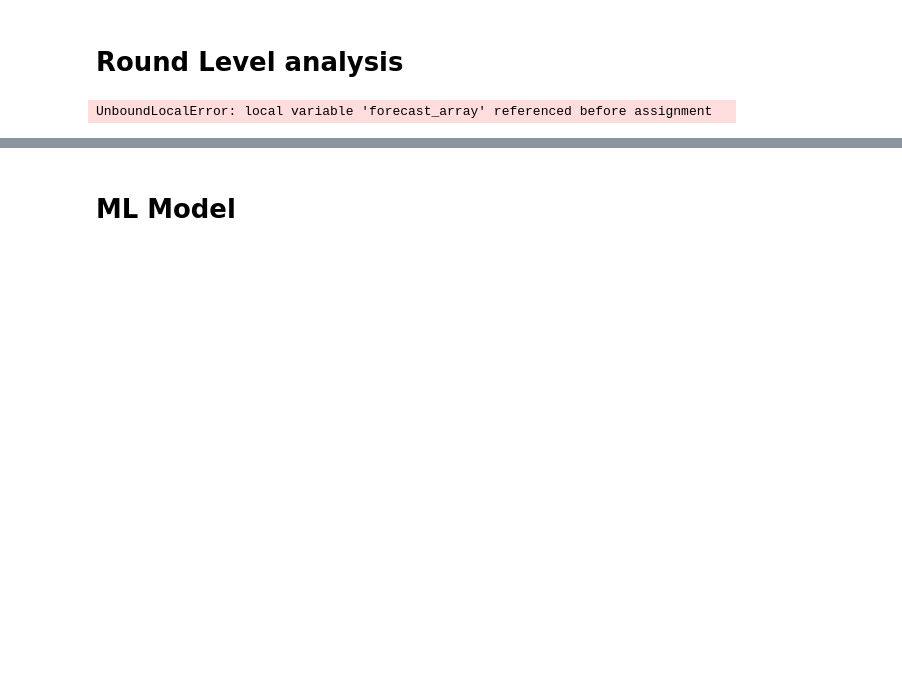
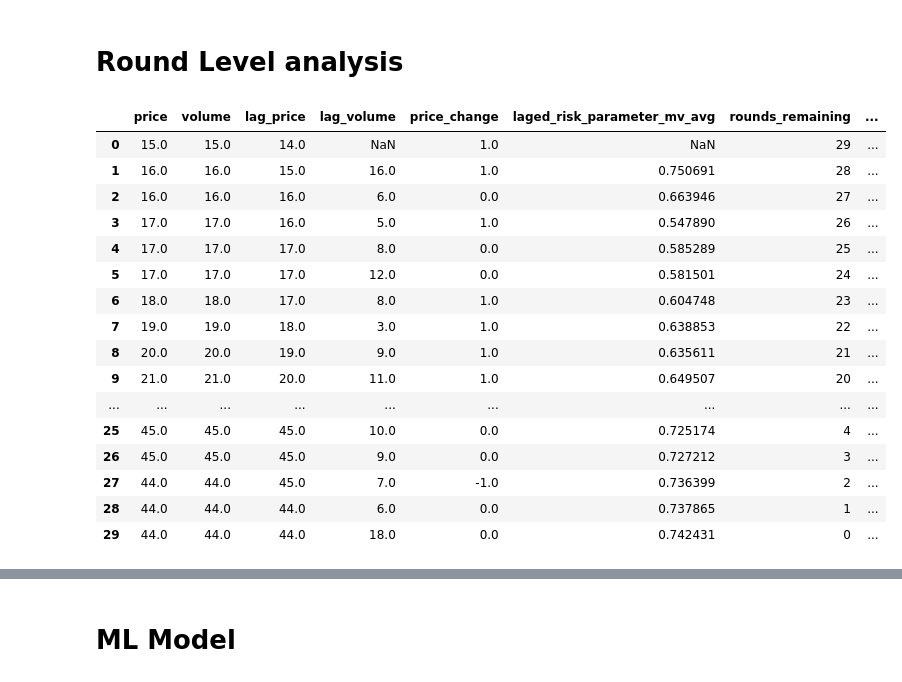
Before and after one commit to smojha/bot_swap, a Jupyter notebook: Code/Basic_Behavioral/Rough/ML2.ipynb, the cells around one changed output, grey strips where cells are left out. Saved outputs shown, nothing was run; the diff lists cells and outputs as text; code cells hidden in the pictures; blank space fills up the shorter version.

```diff
--- a/Code/Basic_Behavioral/Rough/ML2.ipynb
+++ b/Code/Basic_Behavioral/Rough/ML2.ipynb
@@ -178,41 +179,54 @@ round_ml_data = {
     'lag_price': [],
     'lag_volume': [],
     'price_change': [],
-    'period-1 forecast error': [],
-    'period-3 forecast error': [],
-    'period-6 forecast error': [],
-    'period-11 forecast error': [],
     'laged_risk_parameter_mv_avg': [],
     'rounds_remaining': [],
     'order_book_pressure': [],
     'asset_allocation': []
 }
 
 # Populate the lists with values for each round
 for round in np.unique(order_data['round_number']):
     if round > 3:
         round_ml_data['price'].append(market_price_array[round-1][0])
         round_ml_data['volume'].append(market_price_array[round-1][0])
         if round == 4:
             round_ml_data['price_change'].append(market_price_array[round-1][0] - 14)
             round_ml_data['lag_price'].append(14)
             round_ml_data['lag_volume'].append(None)
             round_ml_data[f'laged_risk_parameter_mv_avg'].append(None)
         else:
             round_ml_data['price_change'].append(market_price_array[round-1][0] - market_price_array[round-2][0])
             round_ml_data['lag_price'].append(market_price_array[round-2][0])
             round_ml_data['lag_volume'].append(volume_array[round-2][0])
             round_ml_data[f'laged_risk_parameter_mv_avg'].append(risk_adjusted_score[round - 3 - 2]) # -3 since it doesn't include practice, -1 since round index starts at 1, -1 for lagged
         round_ml_data['rounds_remaining'].append(33 - round)
         round_ml_data['order_book_pressure'].append(order_book_pressure[round-1])
         round_ml_data['asset_allocation'].append(allocation_list[round-1])
 
-for m in [1,3,6,11]:
+for m in [0,2,5,10]:
     round_ml_data[f'period-{m} forecast error'] = generate_forecast_error(round_data, market_price_array[3:], m)
+
 round_ml_data_df = pd.DataFrame.from_dict(round_ml_data)
 round_ml_data_df
 # %% [output]
-UnboundLocalError: local variable 'forecast_array' referenced before assignment
+|  | price | volume | lag_price | lag_volume | price_change | laged_risk_parameter_mv_avg | rounds_remaining | ... |
+| 0 | 15.0 | 15.0 | 14.0 | NaN | 1.0 | NaN | 29 | ... |
+| 1 | 16.0 | 16.0 | 15.0 | 16.0 | 1.0 | 0.750691 | 28 | ... |
+| 2 | 16.0 | 16.0 | 16.0 | 6.0 | 0.0 | 0.663946 | 27 | ... |
+| 3 | 17.0 | 17.0 | 16.0 | 5.0 | 1.0 | 0.547890 | 26 | ... |
+| 4 | 17.0 | 17.0 | 17.0 | 8.0 | 0.0 | 0.585289 | 25 | ... |
+| 5 | 17.0 | 17.0 | 17.0 | 12.0 | 0.0 | 0.581501 | 24 | ... |
+| 6 | 18.0 | 18.0 | 17.0 | 8.0 | 1.0 | 0.604748 | 23 | ... |
+| 7 | 19.0 | 19.0 | 18.0 | 3.0 | 1.0 | 0.638853 | 22 | ... |
+| 8 | 20.0 | 20.0 | 19.0 | 9.0 | 1.0 | 0.635611 | 21 | ... |
+| 9 | 21.0 | 21.0 | 20.0 | 11.0 | 1.0 | 0.649507 | 20 | ... |
+| ... | ... | ... | ... | ... | ... | ... | ... | ... |
+| 25 | 45.0 | 45.0 | 45.0 | 10.0 | 0.0 | 0.725174 | 4 | ... |
+| 26 | 45.0 | 45.0 | 45.0 | 9.0 | 0.0 | 0.727212 | 3 | ... |
+| 27 | 44.0 | 44.0 | 45.0 | 7.0 | -1.0 | 0.736399 | 2 | ... |
+| 28 | 44.0 | 44.0 | 44.0 | 6.0 | 0.0 | 0.737865 | 1 | ... |
+| 29 | 44.0 | 44.0 | 44.0 | 18.0 | 0.0 | 0.742431 | 0 | ... |
 # %%
 def organize_dataorder_data(order_data, market_price_array, risk_adjusted_score, order_book_pressure, allocation_list):
 
```
Also changed, not shown: parts of 22 cells of this notebook, 44 other files.
